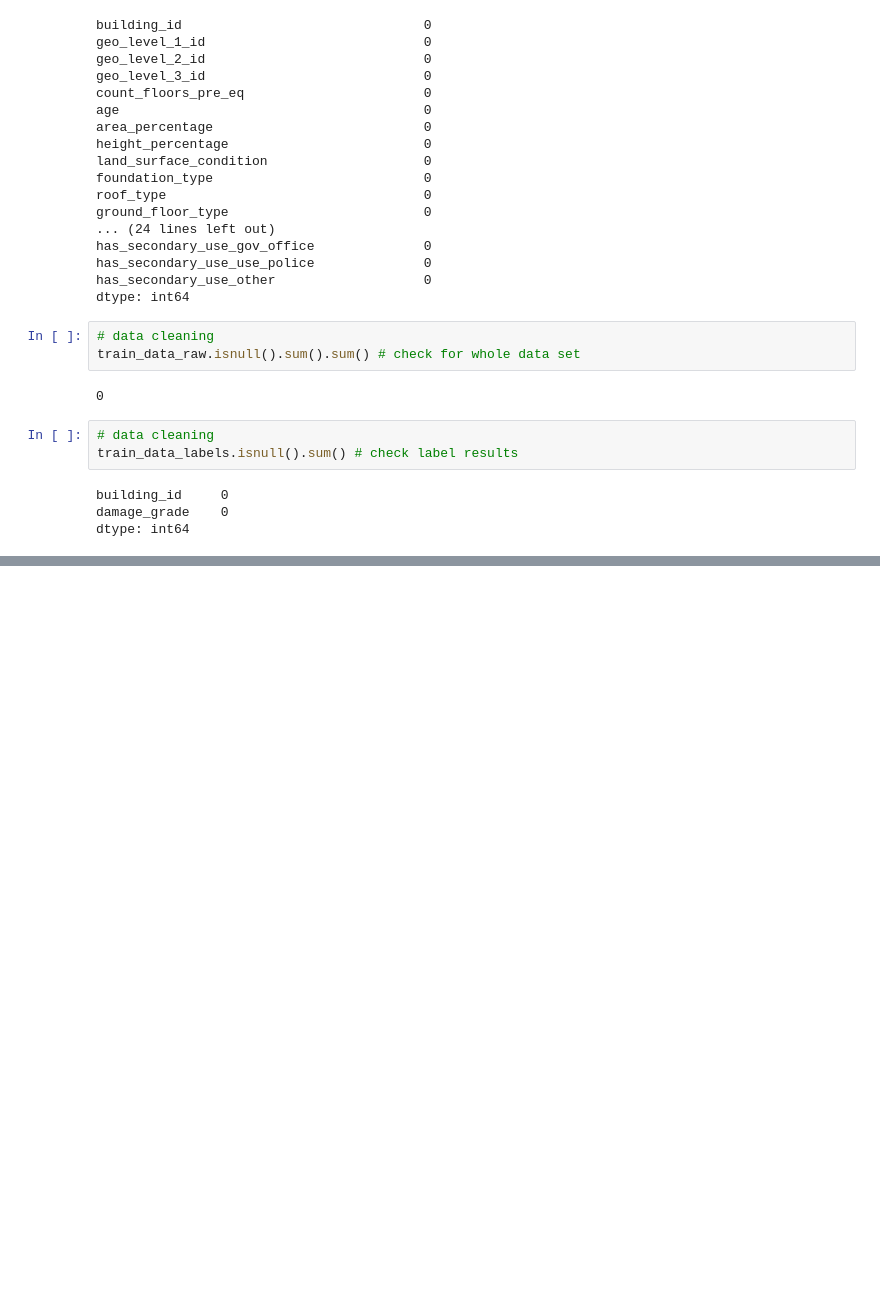
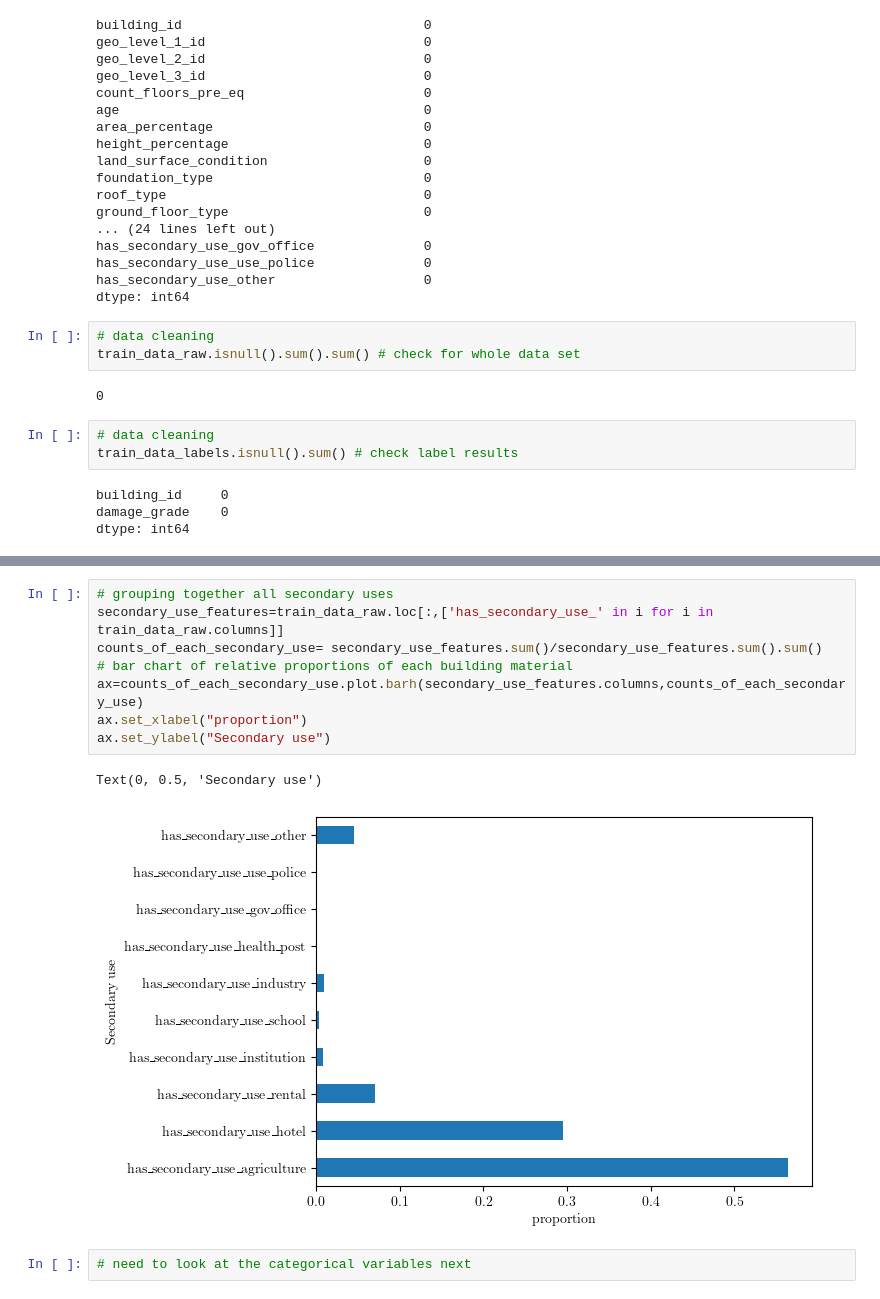
Before and after one commit to Luke45668/Richter_Predictor_Modeling_Earthquake_Damage, a Jupyter notebook: notebooks/Exploratory_data_analysis.ipynb, the cells around one changed output, grey strips where cells are left out. Cells and saved outputs as stored; diff of their text form; blank space fills up the shorter version.

Commit message:
Started exploratory data analysis

```diff
--- a/notebooks/Exploratory_data_analysis.ipynb
+++ b/notebooks/Exploratory_data_analysis.ipynb
@@ -75,0 +72,13 @@ building_struct_features=train_data_raw.loc[:,['has_superstructure' in i for i i
+# %%
+# grouping together all secondary uses
+secondary_use_features=train_data_raw.loc[:,['has_secondary_use_' in i for i in train_data_raw.columns]]
+counts_of_each_secondary_use= secondary_use_features.sum()/secondary_use_features.sum().sum()
+# bar chart of relative proportions of each building material
+ax=counts_of_each_secondary_use.plot.barh(secondary_use_features.columns,counts_of_each_secondary_use)
+ax.set_xlabel("proportion")
+ax.set_ylabel("Secondary use")
+# %% [output]
+Text(0, 0.5, 'Secondary use')
+[figure, added]
+# %%
+# need to look at the categorical variables next
```
Also changed, not shown: parts of 2 cells of this notebook.
